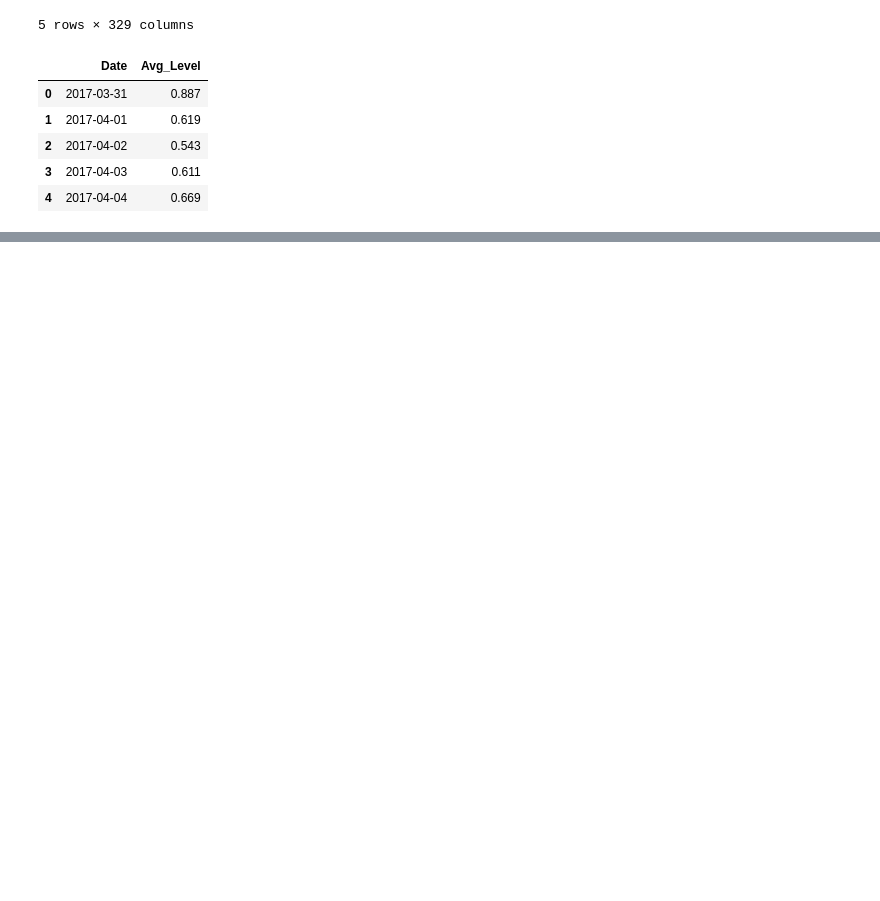
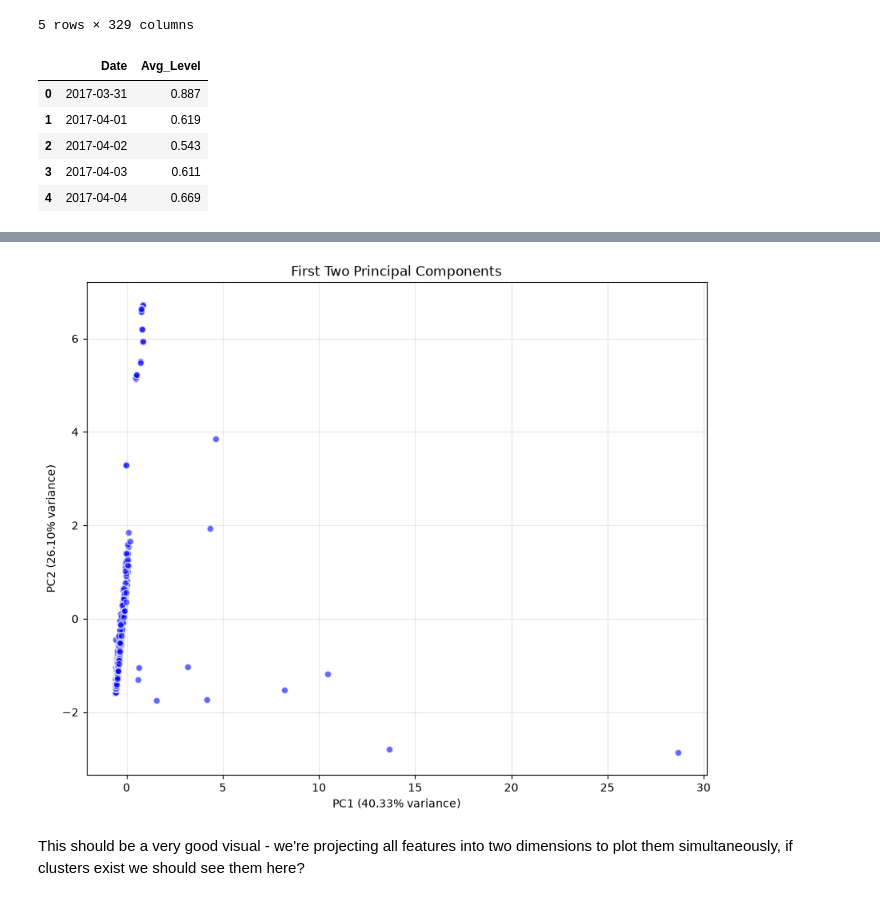
Before and after one commit to Emma-Deyell/MLP-PROJ, a Jupyter notebook: project_gabi.ipynb, the cells around one changed output, grey strips where cells are left out. Cells and saved outputs as stored; diff of their text form; code cells hidden in the pictures; blank space fills up the shorter version.

```diff
--- a/project_gabi.ipynb
+++ b/project_gabi.ipynb
@@ -130,0 +187,15 @@ sns.pairplot(df_visualise)
+# %%
+# Visualize Data in 2D (PC1 vs PC2)
+pca_2d = PCA(n_components=2)
+components_2d = pca_2d.fit_transform(df_scaled)
+
+plt.figure(figsize=(10, 8))
+plt.scatter(components_2d[:, 0], components_2d[:, 1], alpha=0.6, c='blue', edgecolors='w')
+plt.xlabel(f'PC1 ({pca_2d.explained_variance_ratio_[0]:.2%} variance)')
+plt.ylabel(f'PC2 ({pca_2d.explained_variance_ratio_[1]:.2%} variance)')
+plt.title('First Two Principal Components')
+plt.grid(True, alpha=0.3)
+# %% [output]
+[figure, added]
+# %% [markdown]
+This should be a very good visual - we're projecting all features into two dimensions to plot them simultaneously, if clusters exist we should see them here?
```
Also changed, not shown: parts of 11 cells of this notebook.
